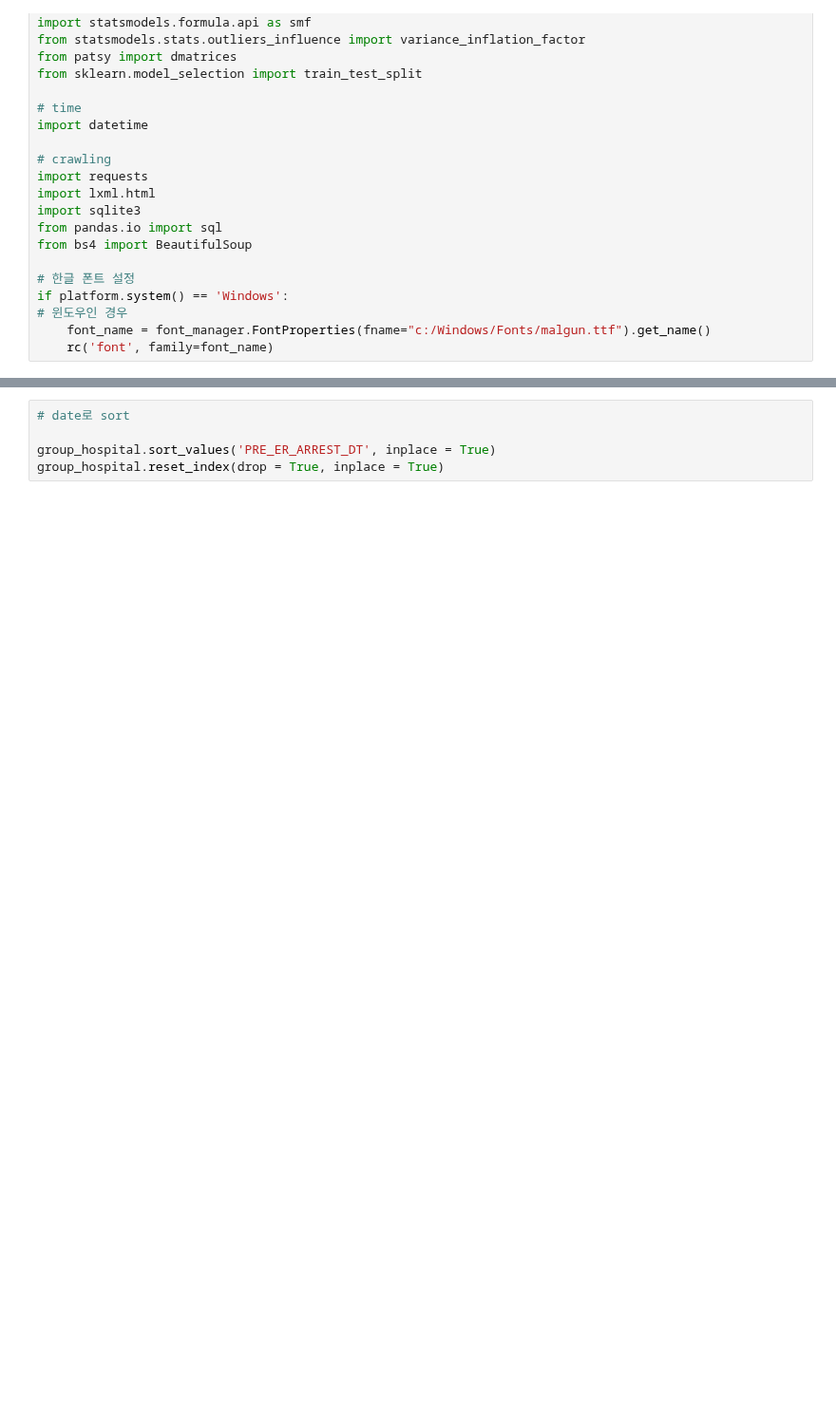
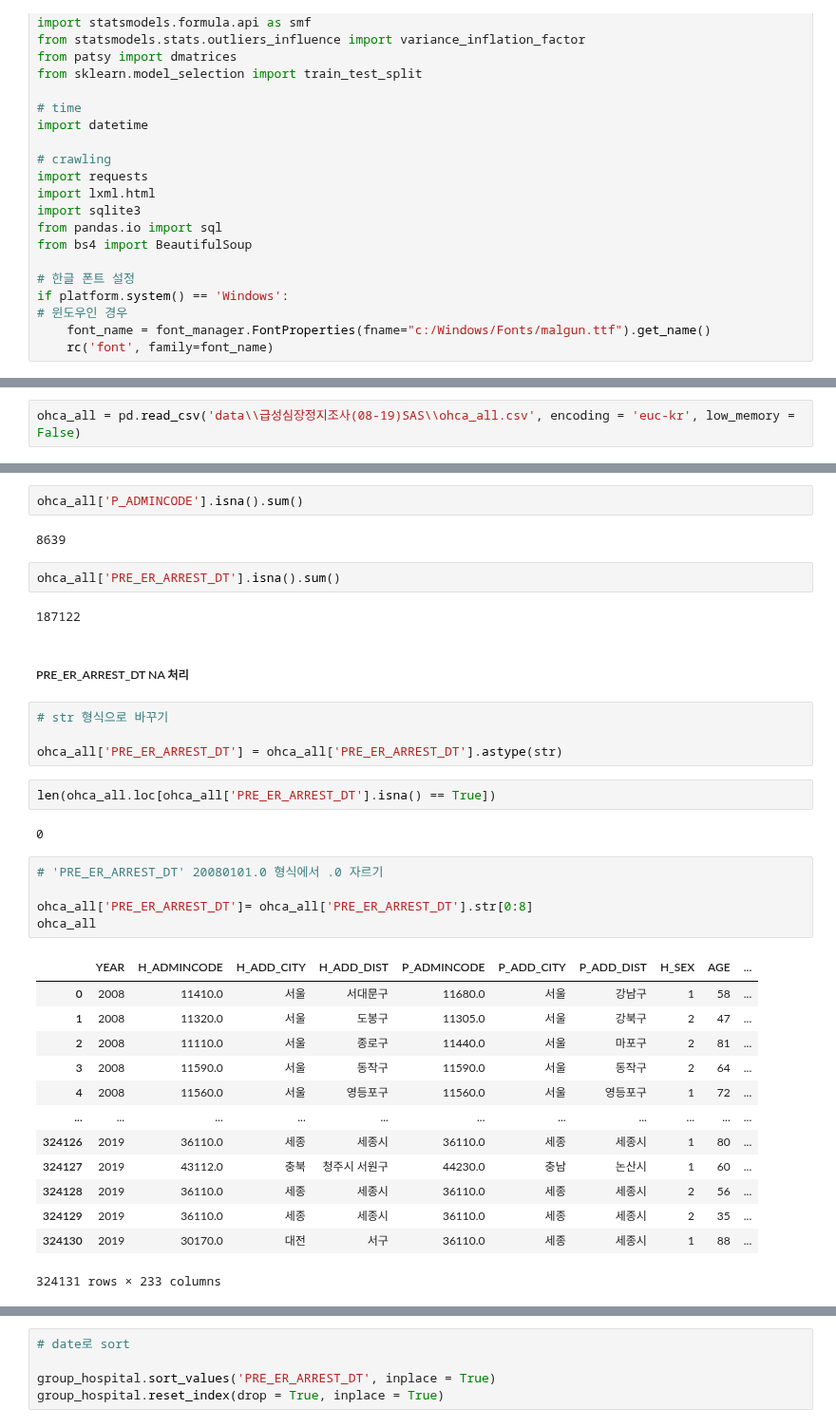
Before and after one commit to ZIO-KIM/SNUlab, a Jupyter notebook: OHCA_preprocess.ipynb, the cells around one changed output, grey strips where cells are left out. Shown at 95% size. Drawn from its saved outputs; the diff is of its cells as text; blank space fills up the shorter version.

```diff
--- a/OHCA_preprocess.ipynb
+++ b/OHCA_preprocess.ipynb
@@ -139,0 +70,2 @@ group_hospital['PRE_ER_ARREST_DT'] = group_hospital['PRE_ER_ARREST_DT'].astype(s
+# %%
+ohca_all = pd.read_csv('data\\급성심장정지조사(08-19)SAS\\ohca_all.csv', encoding = 'euc-kr', low_memory = False)
@@ -139,0 +94,37 @@ group_hospital['PRE_ER_ARREST_DT'] = group_hospital['PRE_ER_ARREST_DT'].astype(s
+# %%
+ohca_all['P_ADMINCODE'].isna().sum()
+# %% [output]
+8639
+# %%
+ohca_all['PRE_ER_ARREST_DT'].isna().sum()
+# %% [output]
+187122
+# %% [markdown]
+##### PRE_ER_ARREST_DT NA 처리
+# %%
+# str 형식으로 바꾸기
+
+ohca_all['PRE_ER_ARREST_DT'] = ohca_all['PRE_ER_ARREST_DT'].astype(str)
+# %%
+len(ohca_all.loc[ohca_all['PRE_ER_ARREST_DT'].isna() == True])
+# %% [output]
+0
+# %%
+# 'PRE_ER_ARREST_DT' 20080101.0 형식에서 .0 자르기
+
+ohca_all['PRE_ER_ARREST_DT']= ohca_all['PRE_ER_ARREST_DT'].str[0:8]
+ohca_all
+# %% [output]
+|  | YEAR | H_ADMINCODE | H_ADD_CITY | H_ADD_DIST | P_ADMINCODE | P_ADD_CITY | P_ADD_DIST | H_SEX | AGE | ... |
+| 0 | 2008 | 11410.0 | 서울 | 서대문구 | 11680.0 | 서울 | 강남구 | 1 | 58 | ... |
+| 1 | 2008 | 11320.0 | 서울 | 도봉구 | 11305.0 | 서울 | 강북구 | 2 | 47 | ... |
+| 2 | 2008 | 11110.0 | 서울 | 종로구 | 11440.0 | 서울 | 마포구 | 2 | 81 | ... |
+| 3 | 2008 | 11590.0 | 서울 | 동작구 | 11590.0 | 서울 | 동작구 | 2 | 64 | ... |
+| 4 | 2008 | 11560.0 | 서울 | 영등포구 | 11560.0 | 서울 | 영등포구 | 1 | 72 | ... |
+| ... | ... | ... | ... | ... | ... | ... | ... | ... | ... | ... |
+| 324126 | 2019 | 36110.0 | 세종 | 세종시 | 36110.0 | 세종 | 세종시 | 1 | 80 | ... |
+| 324127 | 2019 | 43112.0 | 충북 | 청주시 서원구 | 44230.0 | 충남 | 논산시 | 1 | 60 | ... |
+| 324128 | 2019 | 36110.0 | 세종 | 세종시 | 36110.0 | 세종 | 세종시 | 2 | 56 | ... |
+| 324129 | 2019 | 36110.0 | 세종 | 세종시 | 36110.0 | 세종 | 세종시 | 2 | 35 | ... |
+| 324130 | 2019 | 30170.0 | 대전 | 서구 | 36110.0 | 세종 | 세종시 | 1 | 88 | ... |
+324131 rows × 233 columns
```
Also changed, not shown: parts of 217 cells of this notebook, 1 other file.
